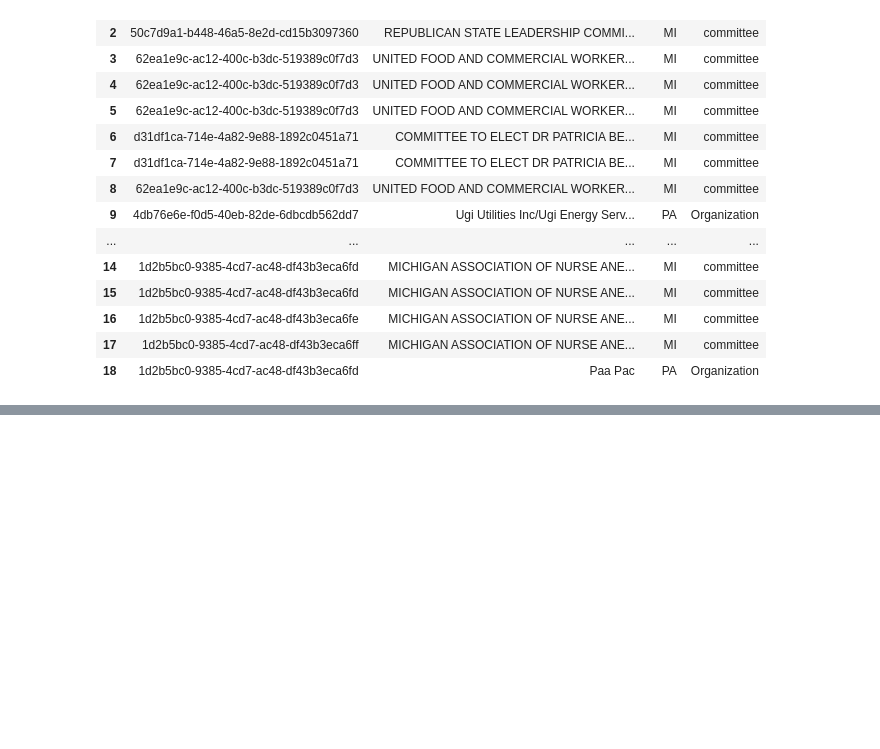
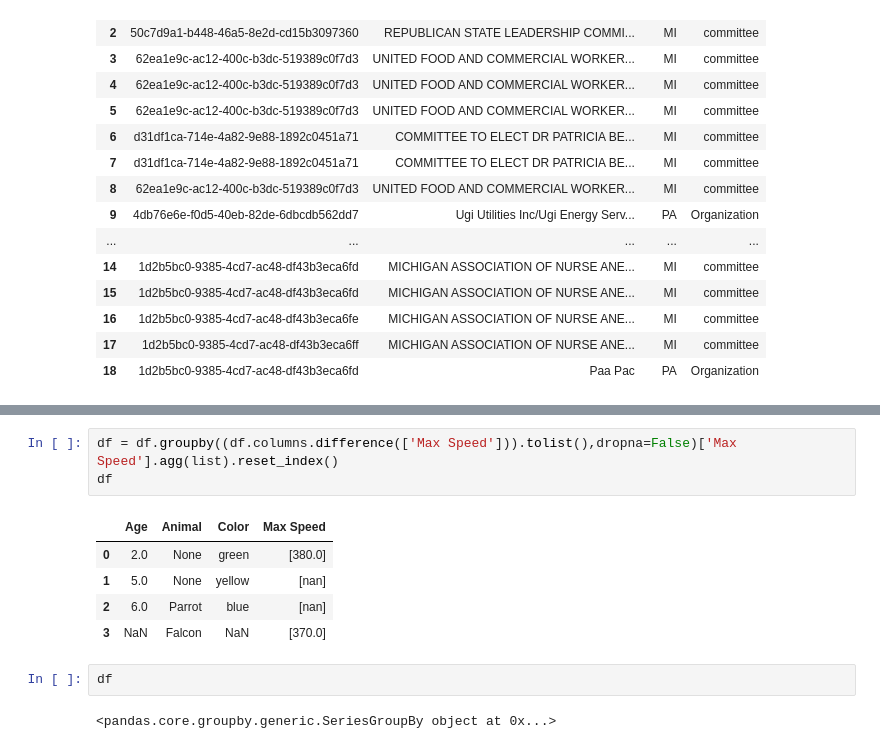
Before and after one commit to uchicago-dsi/climate-cabinet-campaign-finance-tracker, a Jupyter notebook: notebooks/Test.ipynb, the cells around one changed output, grey strips where cells are left out. Cells and saved outputs as stored; diff of their text form; blank space fills up the shorter version.

```diff
--- a/notebooks/Test.ipynb
+++ b/notebooks/Test.ipynb
@@ -283,0 +295,13 @@ entities.to_csv(repo_root / "output" / "deduplicated_UUIDs.csv", index=False)
+# %%
+df = df.groupby((df.columns.difference(['Max Speed'])).tolist(),dropna=False)['Max Speed'].agg(list).reset_index()
+df
+# %% [output]
+|  | Age | Animal | Color | Max Speed |
+| 0 | 2.0 | None | green | [380.0] |
+| 1 | 5.0 | None | yellow | [nan] |
+| 2 | 6.0 | Parrot | blue | [nan] |
+| 3 | NaN | Falcon | NaN | [370.0] |
+# %%
+df
+# %% [output]
+<pandas.core.groupby.generic.SeriesGroupBy object at 0x...>
```
Also changed, not shown: parts of 14 cells of this notebook.
